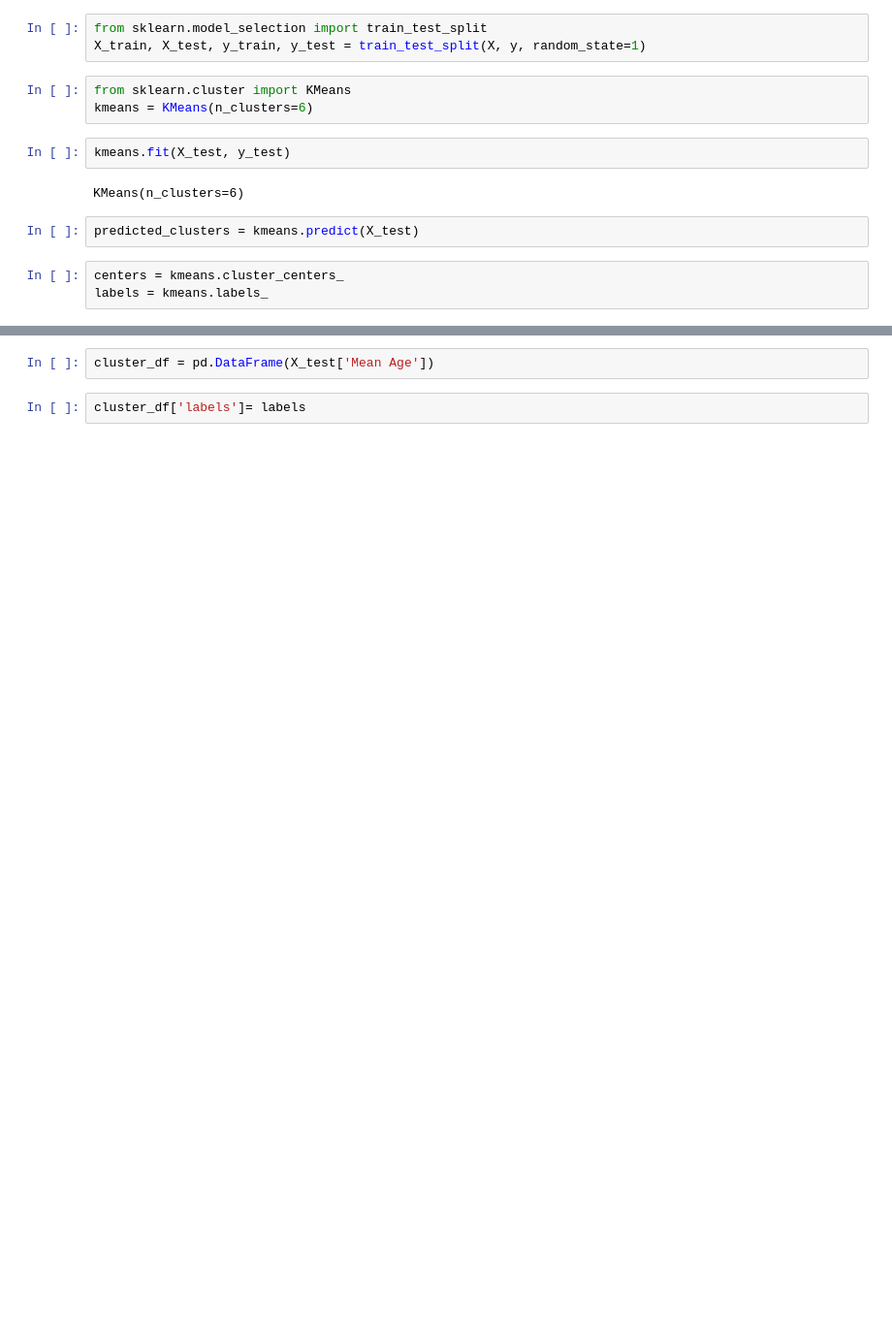
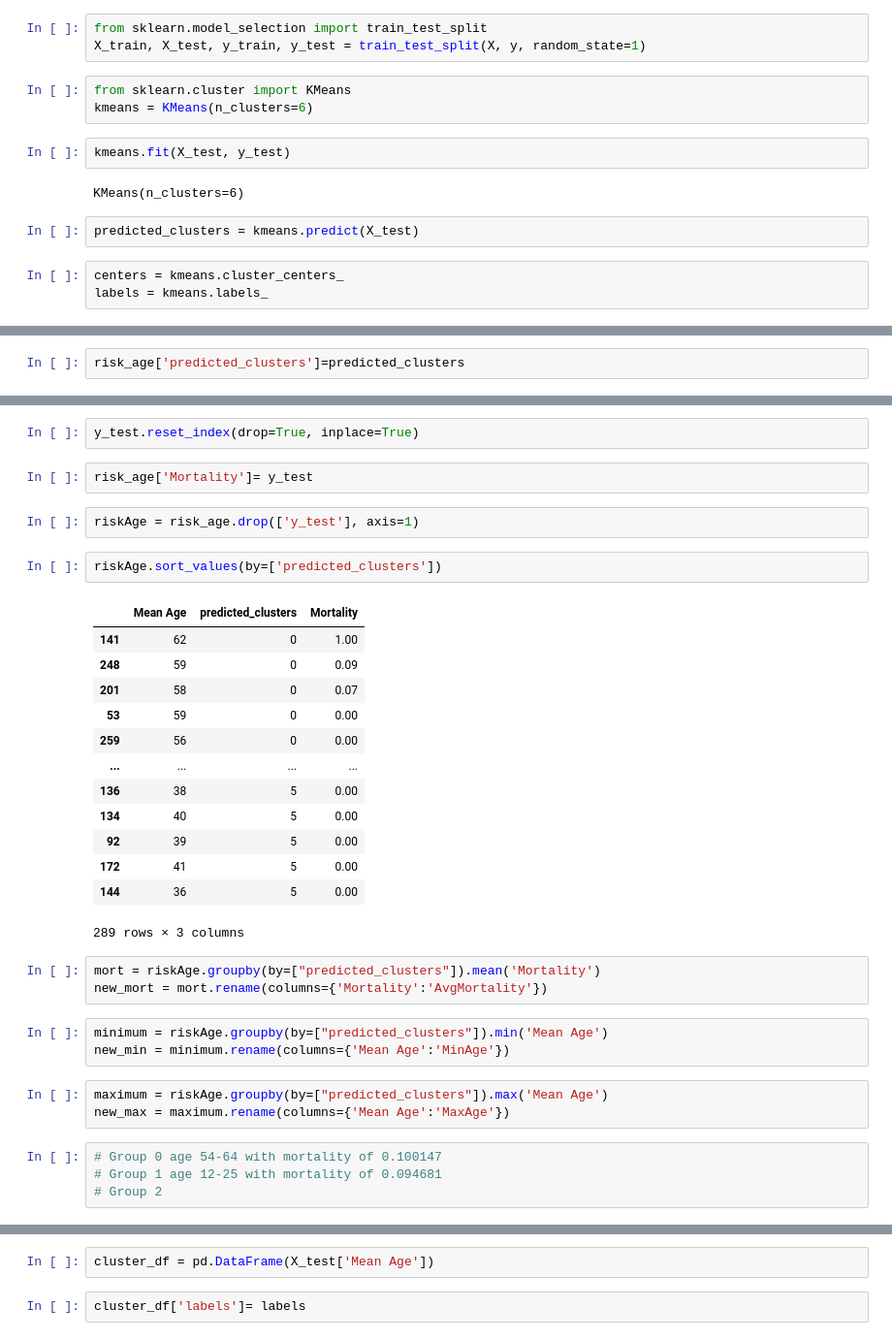
Before and after one commit to stellakk75/COVID-19RiskCalc, a Jupyter notebook: MachineLearningQ1.ipynb, the cells around one changed output, grey strips where cells are left out. Shown at 97% size. Cells and saved outputs as stored; diff of their text form; blank space fills up the shorter version.

```diff
--- a/MachineLearningQ1.ipynb
+++ b/MachineLearningQ1.ipynb
@@ -64,0 +122,2 @@ plt.scatter(X_test, y_test, c = labels, cmap='viridis')
+# %%
+risk_age['predicted_clusters']=predicted_clusters
@@ -64,0 +138,35 @@ plt.scatter(X_test, y_test, c = labels, cmap='viridis')
+# %%
+y_test.reset_index(drop=True, inplace=True)
+# %%
+risk_age['Mortality']= y_test
+# %%
+riskAge = risk_age.drop(['y_test'], axis=1)
+# %%
+riskAge.sort_values(by=['predicted_clusters'])
+# %% [output]
+|  | Mean Age | predicted_clusters | Mortality |
+| 141 | 62 | 0 | 1.00 |
+| 248 | 59 | 0 | 0.09 |
+| 201 | 58 | 0 | 0.07 |
+| 53 | 59 | 0 | 0.00 |
+| 259 | 56 | 0 | 0.00 |
+| ... | ... | ... | ... |
+| 136 | 38 | 5 | 0.00 |
+| 134 | 40 | 5 | 0.00 |
+| 92 | 39 | 5 | 0.00 |
+| 172 | 41 | 5 | 0.00 |
+| 144 | 36 | 5 | 0.00 |
+289 rows × 3 columns
+# %%
+mort = riskAge.groupby(by=["predicted_clusters"]).mean('Mortality')
+new_mort = mort.rename(columns={'Mortality':'AvgMortality'})
+# %%
+minimum = riskAge.groupby(by=["predicted_clusters"]).min('Mean Age')
+new_min = minimum.rename(columns={'Mean Age':'MinAge'})
+# %%
+maximum = riskAge.groupby(by=["predicted_clusters"]).max('Mean Age')
+new_max = maximum.rename(columns={'Mean Age':'MaxAge'})
+# %%
+# Group 0 age 54-64 with mortality of 0.100147
+# Group 1 age 12-25 with mortality of 0.094681
+# Group 2
```
Also changed, not shown: parts of 26 cells of this notebook, 14 other files.
